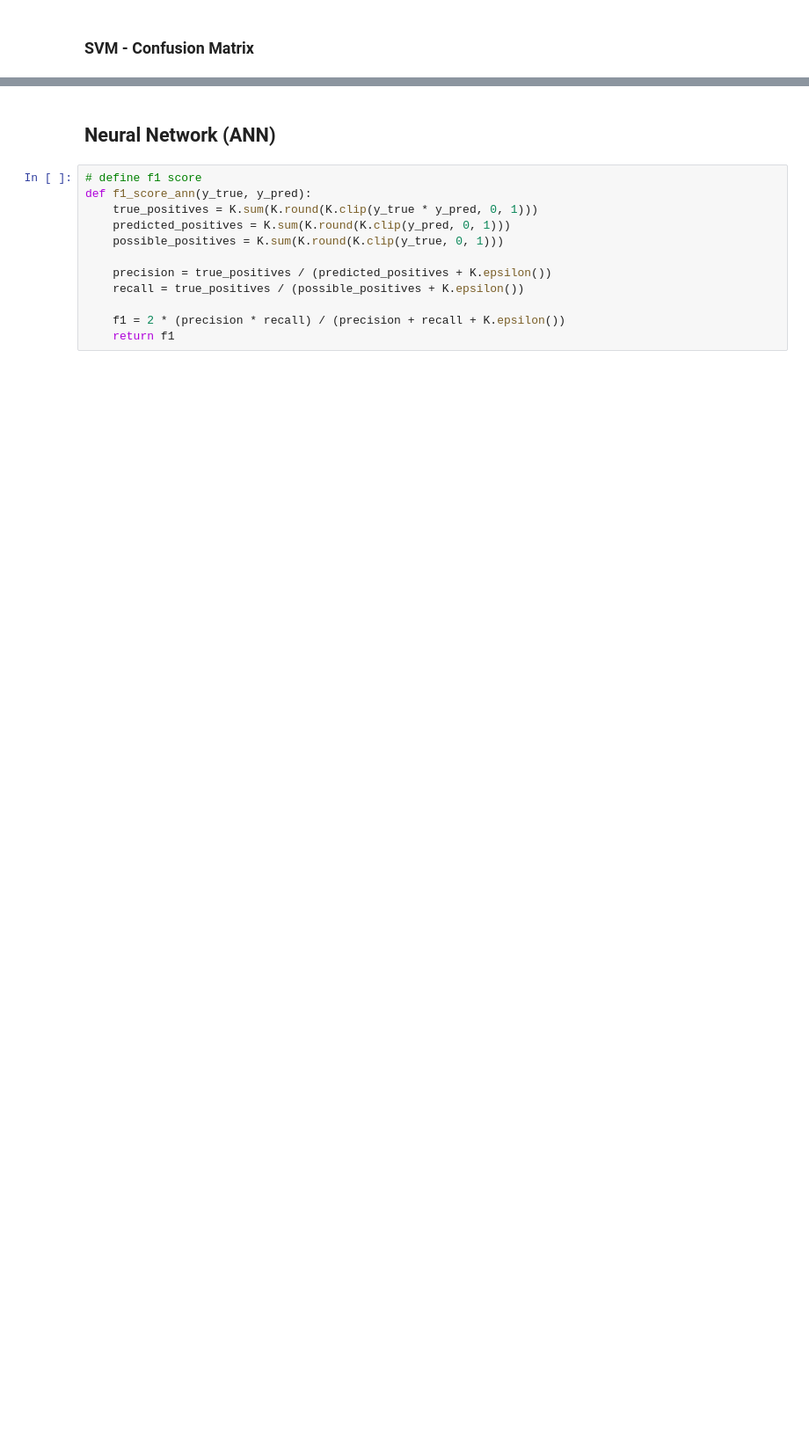
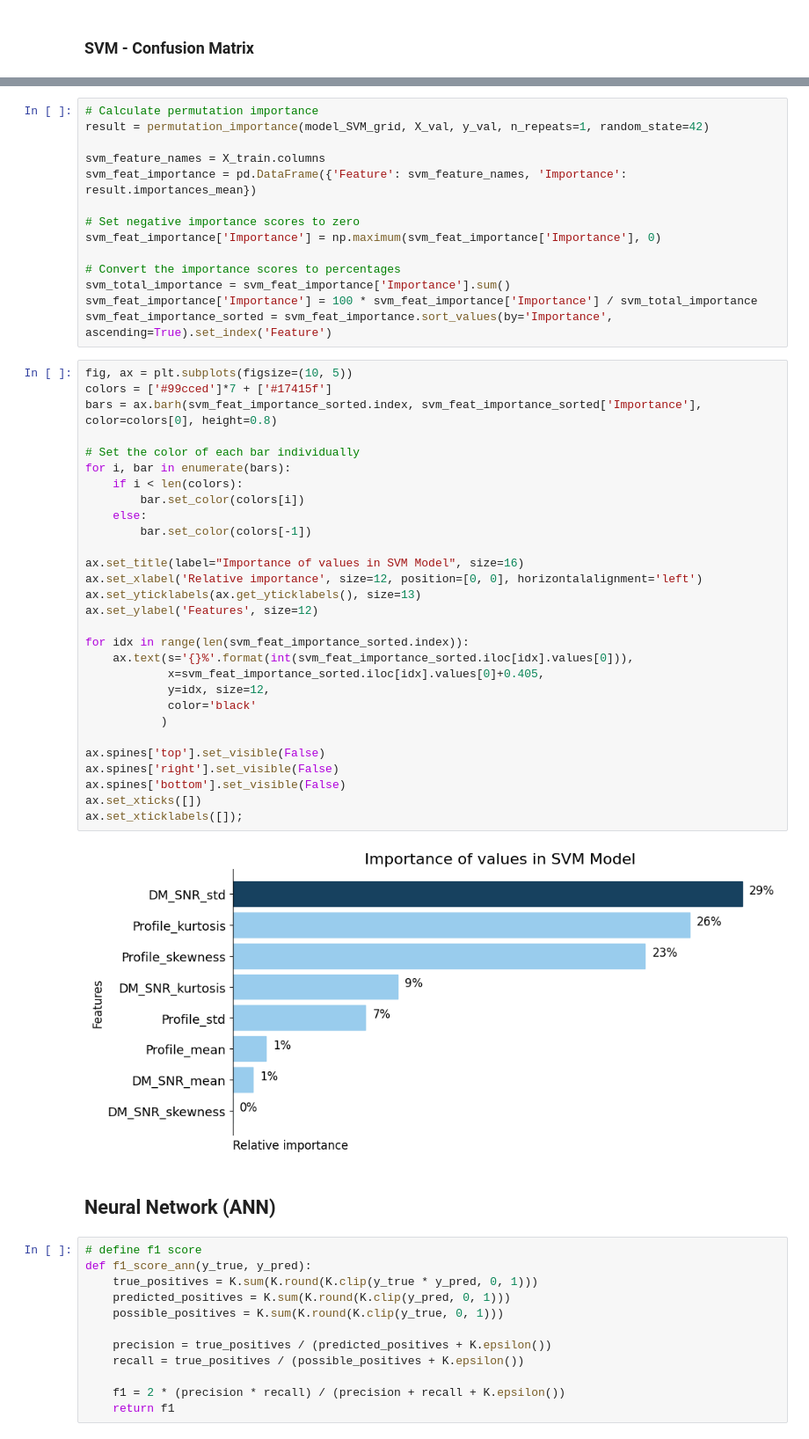
Before and after one commit to daistmarco/PredictingPulsarStar, a Jupyter notebook: PredictingPulsarStar-combined.ipynb, the cells around one changed output, grey strips where cells are left out. Shown at 88% size. Cells and saved outputs as stored; diff of their text form; blank space fills up the shorter version.

Commit message:
added feature importance for SVM

```diff
--- a/PredictingPulsarStar-combined.ipynb
+++ b/PredictingPulsarStar-combined.ipynb
@@ -643,3 +678,48 @@ pd.DataFrame(model_results).T
+# %%
+# Calculate permutation importance
+result = permutation_importance(model_SVM_grid, X_val, y_val, n_repeats=1, random_state=42)
+
+svm_feature_names = X_train.columns
+svm_feat_importance = pd.DataFrame({'Feature': svm_feature_names, 'Importance': result.importances_mean})
+
+# Set negative importance scores to zero
+svm_feat_importance['Importance'] = np.maximum(svm_feat_importance['Importance'], 0)
+
+# Convert the importance scores to percentages
+svm_total_importance = svm_feat_importance['Importance'].sum()
+svm_feat_importance['Importance'] = 100 * svm_feat_importance['Importance'] / svm_total_importance
+svm_feat_importance_sorted = svm_feat_importance.sort_values(by='Importance', ascending=True).set_index('Feature')
+# %%
+fig, ax = plt.subplots(figsize=(10, 5))
+colors = ['#99cced']*7 + ['#17415f']
+bars = ax.barh(svm_feat_importance_sorted.index, svm_feat_importance_sorted['Importance'], color=colors[0], height=0.8)
+
+# Set the color of each bar individually
+for i, bar in enumerate(bars):
+    if i < len(colors):
+        bar.set_color(colors[i])
+    else:
+        bar.set_color(colors[-1])
+
+ax.set_title(label="Importance of values in SVM Model", size=16)
+ax.set_xlabel('Relative importance', size=12, position=[0, 0], horizontalalignment='left')
+ax.set_yticklabels(ax.get_yticklabels(), size=13)
+ax.set_ylabel('Features', size=12)
+
+for idx in range(len(svm_feat_importance_sorted.index)):
+    ax.text(s='{}%'.format(int(svm_feat_importance_sorted.iloc[idx].values[0])),
+            x=svm_feat_importance_sorted.iloc[idx].values[0]+0.405,
+            y=idx, size=12,
+            color='black'
+           )
+
+ax.spines['top'].set_visible(False)
+ax.spines['right'].set_visible(False)
+ax.spines['bottom'].set_visible(False)
+ax.set_xticks([])
+ax.set_xticklabels([]);
+# %% [output]
+[figure, added]
 # %% [markdown]
 ## Neural Network (ANN)
 # %%
```
Also changed, not shown: parts of 25 cells of this notebook.
